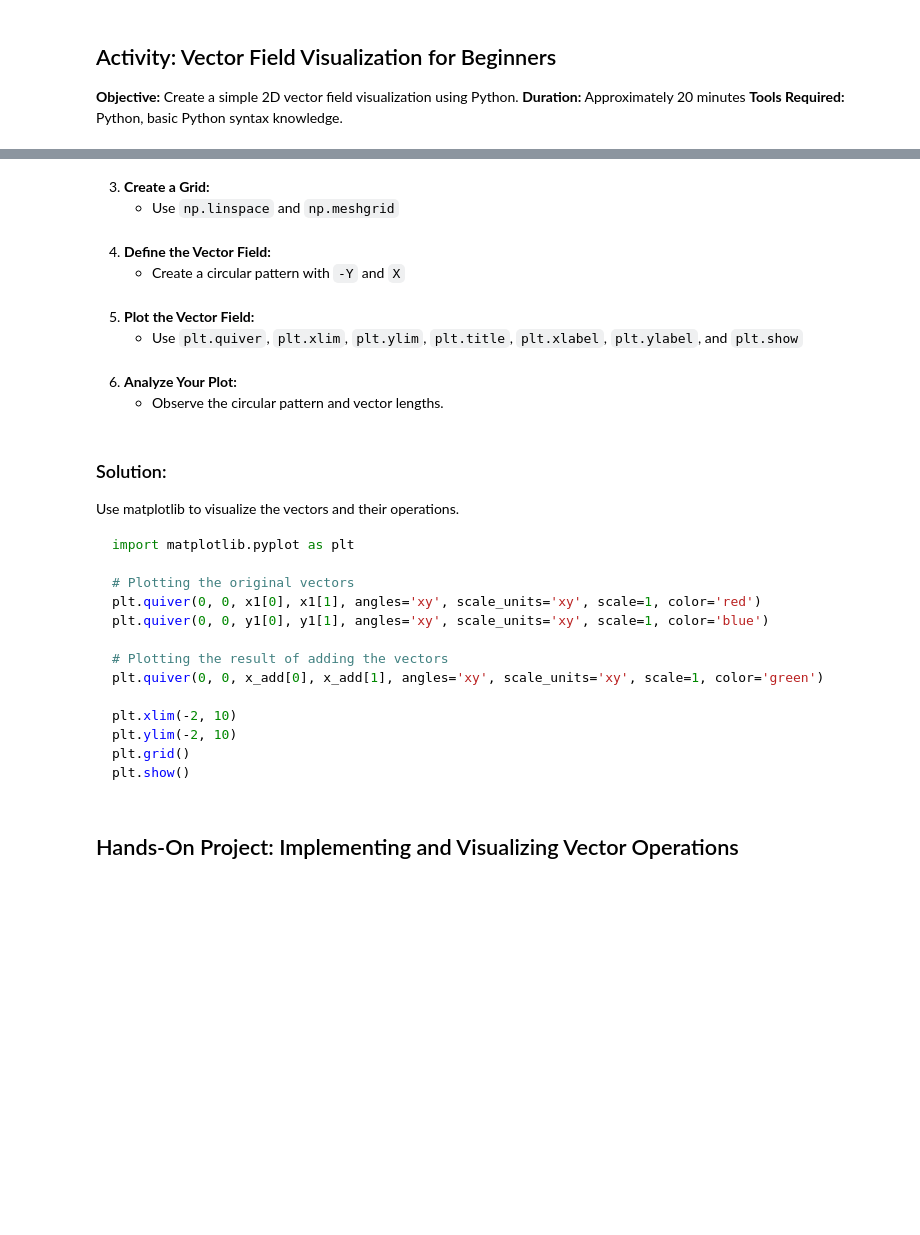
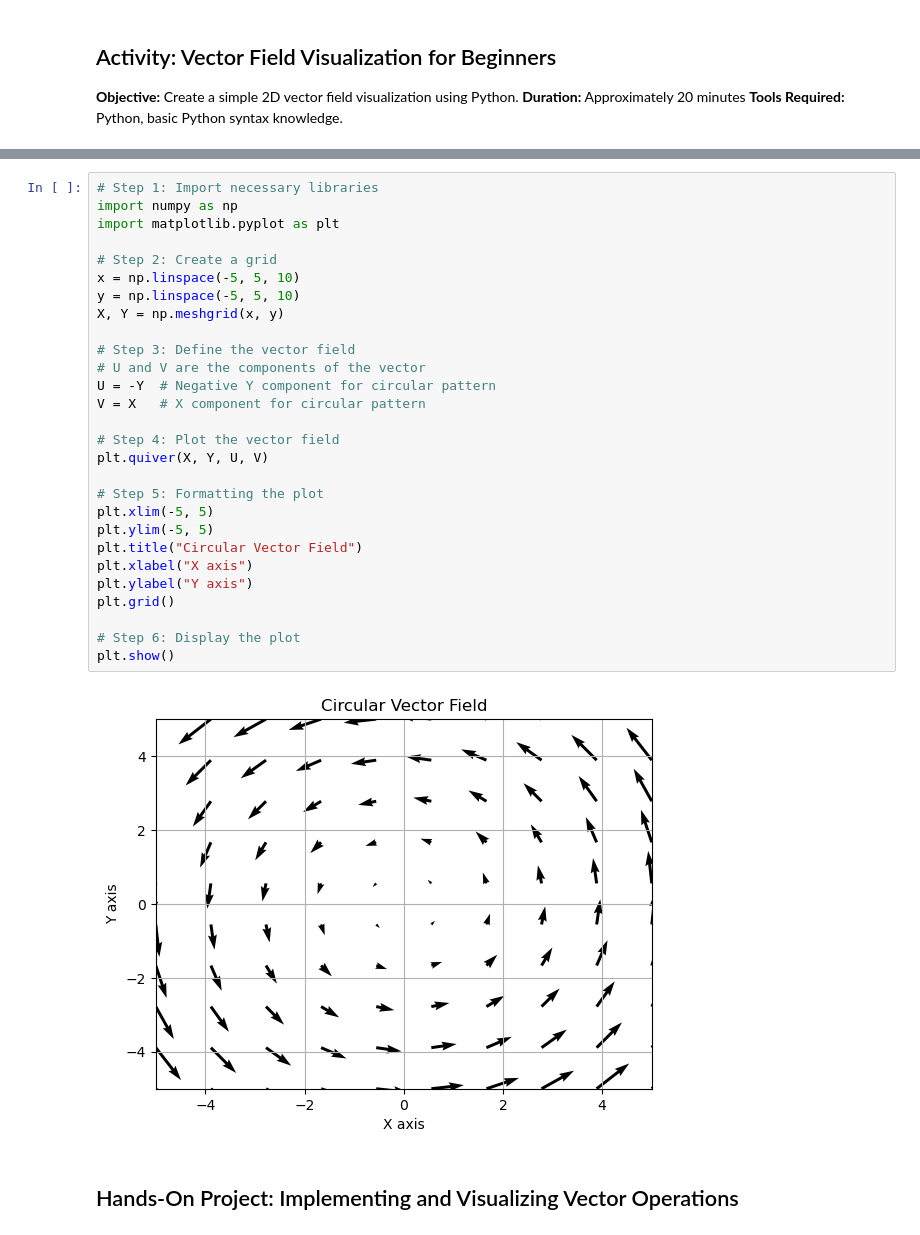
Before and after one commit to 100daysofml/100daysofml.github.io, a Jupyter notebook: content/Week_02/Lesson_06.ipynb, the cells around one changed output, grey strips where cells are left out. Saved outputs shown, nothing was run; the diff lists cells and outputs as text; blank space fills up the shorter version.

````diff
--- a/content/Week_02/Lesson_06.ipynb
+++ b/content/Week_02/Lesson_06.ipynb
@@ -401,34 +433,33 @@ them indispensable in STEM fields.
-# %% [markdown]
-3.  **Create a Grid:**
-    -   Use `np.linspace` and `np.meshgrid`
-# %% [markdown]
-4.  **Define the Vector Field:**
-    -   Create a circular pattern with `-Y` and `X`
-# %% [markdown]
-5.  **Plot the Vector Field:**
-    -   Use `plt.quiver`, `plt.xlim`, `plt.ylim`, `plt.title`, `plt.xlabel`, `plt.ylabel`, and `plt.show`
-# %% [markdown]
-6.  **Analyze Your Plot:**
-    -   Observe the circular pattern and vector lengths.
-# %% [markdown]
-### Solution:
-
-Use matplotlib to visualize the vectors and their operations.
-```python
-import matplotlib.pyplot as plt
-
-# Plotting the original vectors
-plt.quiver(0, 0, x1[0], x1[1], angles='xy', scale_units='xy', scale=1, color='red')
-plt.quiver(0, 0, y1[0], y1[1], angles='xy', scale_units='xy', scale=1, color='blue')
-
-# Plotting the result of adding the vectors
-plt.quiver(0, 0, x_add[0], x_add[1], angles='xy', scale_units='xy', scale=1, color='green')
-
-plt.xlim(-2, 10)
-plt.ylim(-2, 10)
-plt.grid()
-plt.show()
-```
+# %%
+# Step 1: Import necessary libraries
+import numpy as np
+import matplotlib.pyplot as plt
+
+# Step 2: Create a grid
+x = np.linspace(-5, 5, 10)
+y = np.linspace(-5, 5, 10)
+X, Y = np.meshgrid(x, y)
+
+# Step 3: Define the vector field
+# U and V are the components of the vector
+U = -Y  # Negative Y component for circular pattern
+V = X   # X component for circular pattern
+
+# Step 4: Plot the vector field
+plt.quiver(X, Y, U, V)
+
+# Step 5: Formatting the plot
+plt.xlim(-5, 5)
+plt.ylim(-5, 5)
+plt.title("Circular Vector Field")
+plt.xlabel("X axis")
+plt.ylabel("Y axis")
+plt.grid()
+
+# Step 6: Display the plot
+plt.show()
+# %% [output]
+[figure, added]
 # %% [markdown]
 ## Hands-On Project: Implementing and Visualizing Vector Operations
 # %% [markdown]
````
Also changed, not shown: parts of 4 cells of this notebook, 3 other files.
